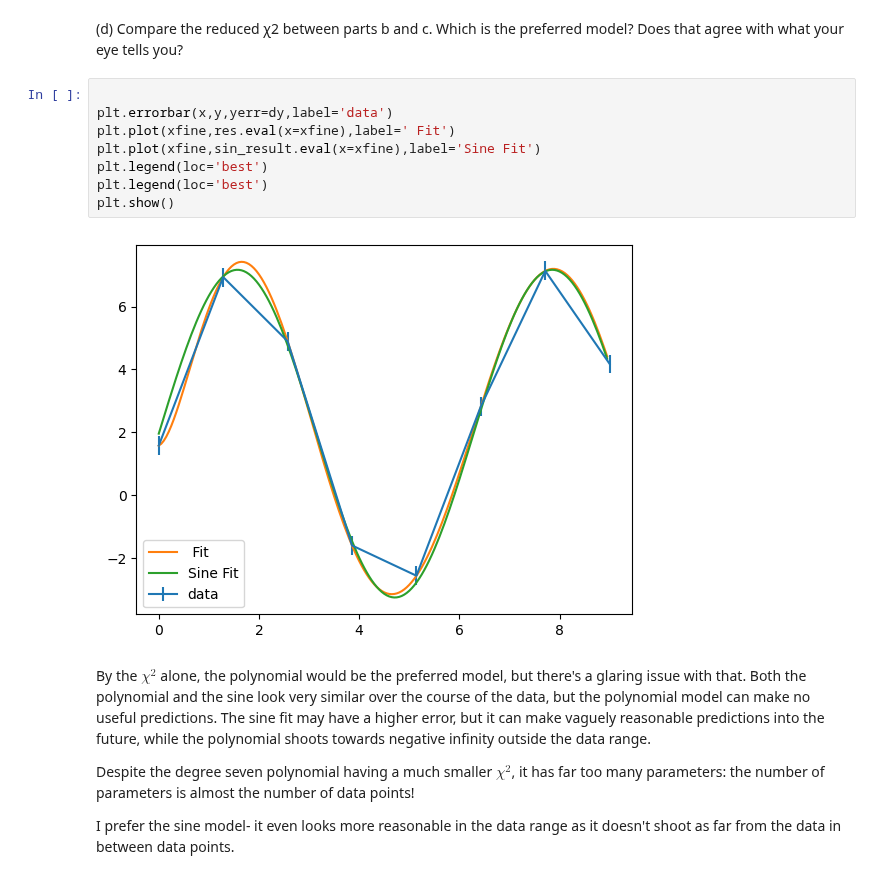
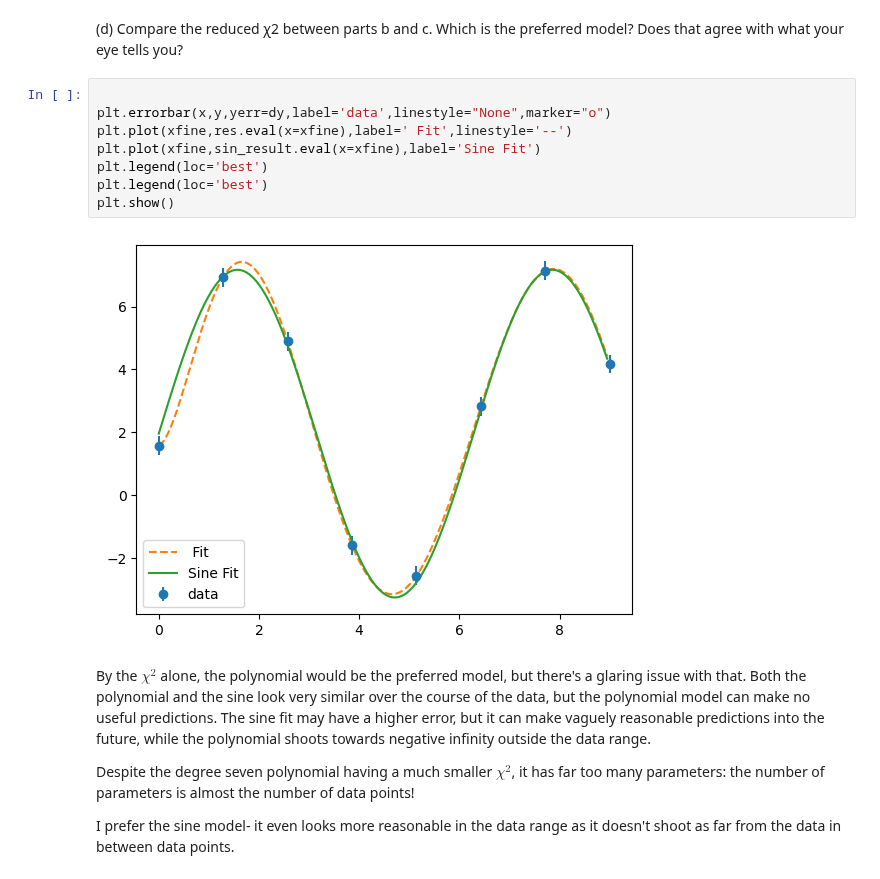
Before and after one commit to LordofDorknes/ProfHurst_PHYS240_Sp23, a Jupyter notebook: Newby/Newby_Robin_Homework7_Problem7.ipynb, the cells around one changed output. Drawn from its saved outputs; the diff is of its cells as text.

```diff
--- a/Newby/Newby_Robin_Homework7_Problem7.ipynb
+++ b/Newby/Newby_Robin_Homework7_Problem7.ipynb
@@ -225,14 +230,14 @@ C     1.962     -inf      inf  0.07412     True     None     None
 Does that agree with what your eye tells you?
 # %%
 
-plt.errorbar(x,y,yerr=dy,label='data')
-plt.plot(xfine,res.eval(x=xfine),label=' Fit')
+plt.errorbar(x,y,yerr=dy,label='data',linestyle="None",marker="o")
+plt.plot(xfine,res.eval(x=xfine),label=' Fit',linestyle='--')
 plt.plot(xfine,sin_result.eval(x=xfine),label='Sine Fit')
 plt.legend(loc='best')
 plt.legend(loc='best')
 plt.show()
 # %% [output]
-[figure, old version]
+[figure, new version]
 # %% [markdown]
 By the $\chi^2$ alone, the polynomial would be the preferred model, but there's a glaring issue with that. Both the polynomial and the sine look very similar over the course of the data, but the polynomial model can make no useful predictions. The sine fit may have a higher error, but it can make vaguely reasonable predictions into the future, while the polynomial shoots towards negative infinity outside the data range.
 
```
Also changed, not shown: parts of 6 cells of this notebook.
